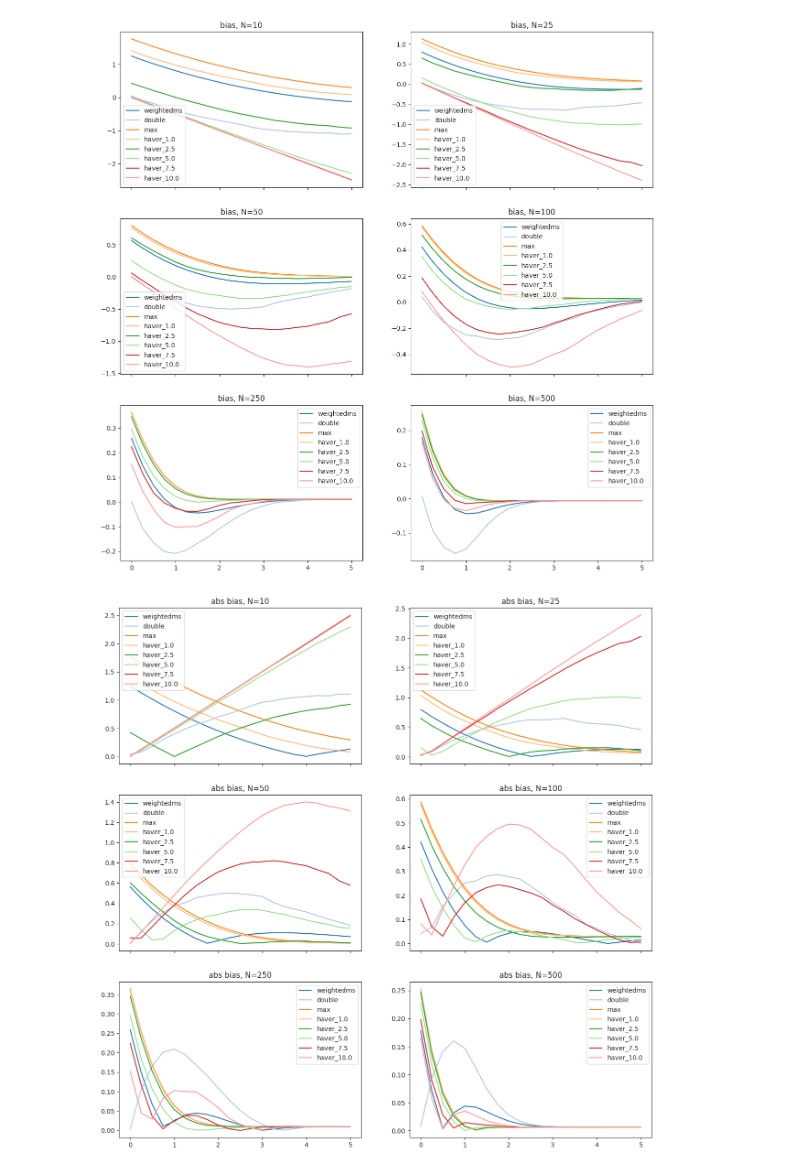
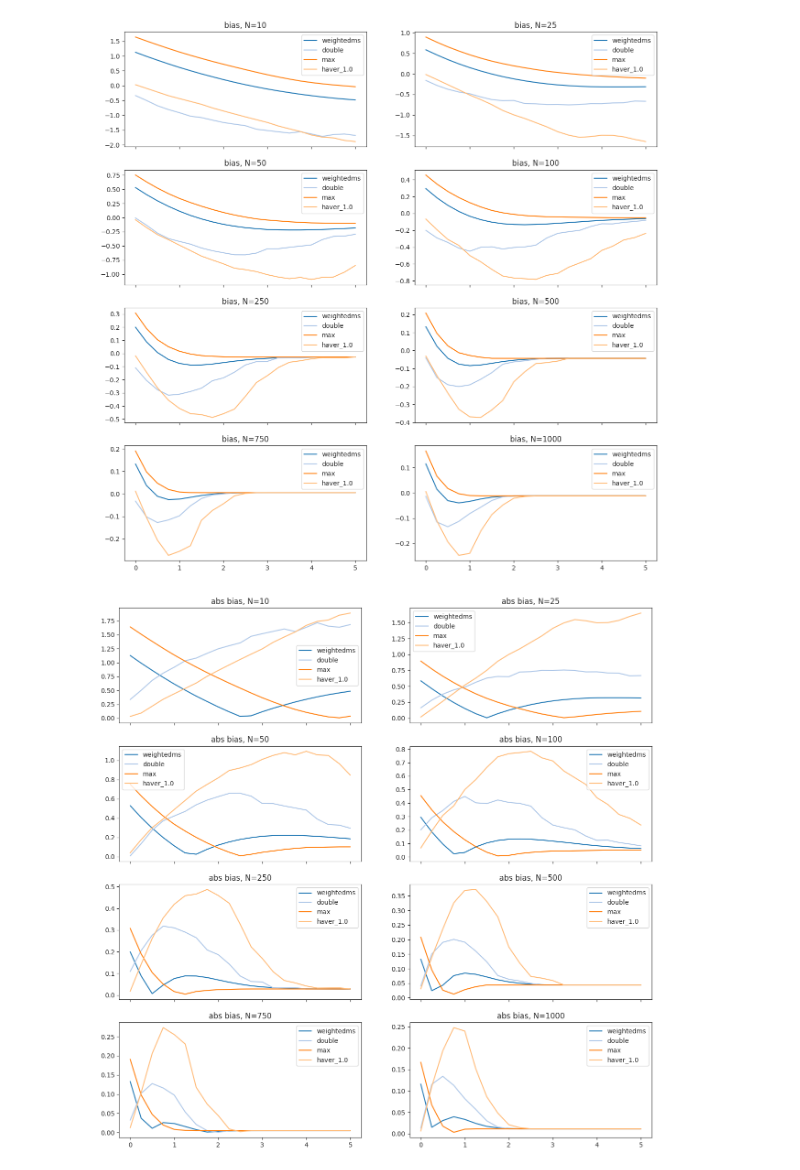
Before and after one commit to tnguyen9210/max-estimator, a Jupyter notebook: 11_bandits_py_v11/022115_mse_delta_vs_N_fixed_means_haver_v01.ipynb, the cells around one changed output. Cells and saved outputs as stored; diff of their text form; code cells hidden in the pictures.

```diff
--- a/11_bandits_py_v11/022115_mse_delta_vs_N_fixed_means_haver_v01.ipynb
+++ b/11_bandits_py_v11/022115_mse_delta_vs_N_fixed_means_haver_v01.ipynb
@@ -54,16 +54,17 @@ def run_trial(
 # params
 num_actions = 2
 num_samples = 100
-num_trials = 2000
+num_trials = 1000
 
 args = dict()
 args["weightedms_num_data"] = 1000
-args["haver_const"] = 2
+args["haver_alpha"] = 2
 args["haver_delta"] = 0.05
+args["haver_const"] = 2.0
 
 pool = multiprocessing.Pool()
 
-num_samples_ary = [10, 25, 50, 100, 250, 500]
+num_samples_ary = [10, 25, 50, 100, 250, 500, 750, 1000]
 
 action_var = 100
 action_mu2_ary = np.arange(0, 5.25, 0.25)
@@ -149,0 +133,18 @@ plt.show()
+# %%
+fig, axes = plt.subplots(
+        nrows=4, ncols=2, sharex=True, sharey=False, figsize=(15,15))
+# axes = [axes]
+axes = axes.ravel()
+
+x_ary = action_mu2_ary
+for i_N, num_samples in enumerate(num_samples_ary):
+    for est_name in est_name_ary[:-4]:
+        axes[i_N].plot(x_ary, est_mse_dict[est_name][i_N,:], label=est_name)
+        axes[i_N].set_title(f"mse, N={num_samples}")
+        axes[i_N].legend()
+
+is_savefig = False
+if not is_savefig:
+    plt.show()
+else:
+    plt.savefig("032115_mse_delta_vs_N_fixed_means_haver_v01.png")
@@ -150,34 +153,40 @@ plt.show()
 # %%
 fig, axes = plt.subplots(
-        nrows=3, ncols=2, sharex=True, sharey=False, figsize=(15,15))
+        nrows=4, ncols=2, sharex=True, sharey=False, figsize=(15,15))
 # axes = [axes]
 axes = axes.ravel()
 
 x_ary = action_mu2_ary
 
 for i_N, num_samples in enumerate(num_samples_ary):
-    for est_name in est_name_ary:
+    for est_name in est_name_ary[:-4]:
         axes[i_N].plot(x_ary, est_bias_dict[est_name][i_N,:], label=est_name)
         axes[i_N].set_title(f"bias, N={num_samples}")
         axes[i_N].legend()
 
-plt.show()
+if not is_savefig:
+    plt.show()
+else:
+    plt.savefig("032115_mse_delta_vs_N_fixed_means_haver_v02.png")
 # %% [output]
-[figure, old version]
+[figure, new version]
 # %%
 fig, axes = plt.subplots(
-        nrows=3, ncols=2, sharex=True, sharey=False, figsize=(15,15))
+        nrows=4, ncols=2, sharex=True, sharey=False, figsize=(15,15))
 # axes = [axes]
 axes = axes.ravel()
 
 x_ary = action_mu2_ary
 
 for i_N, num_samples in enumerate(num_samples_ary):
-    for est_name in est_name_ary:
+    for est_name in est_name_ary[:-4]:
         axes[i_N].plot(x_ary, np.abs(est_bias_dict[est_name][i_N,:]), label=est_name)
         axes[i_N].set_title(f"abs bias, N={num_samples}")
         axes[i_N].legend()
 
-plt.show()
+if not is_savefig:
+    plt.show()
+else:
+    plt.savefig("032115_mse_delta_vs_N_fixed_means_haver_v03.png")
 # %% [output]
-[figure, old version]
+[figure, new version]
```
Also changed, not shown: parts of 3 cells of this notebook, 20 other files.
